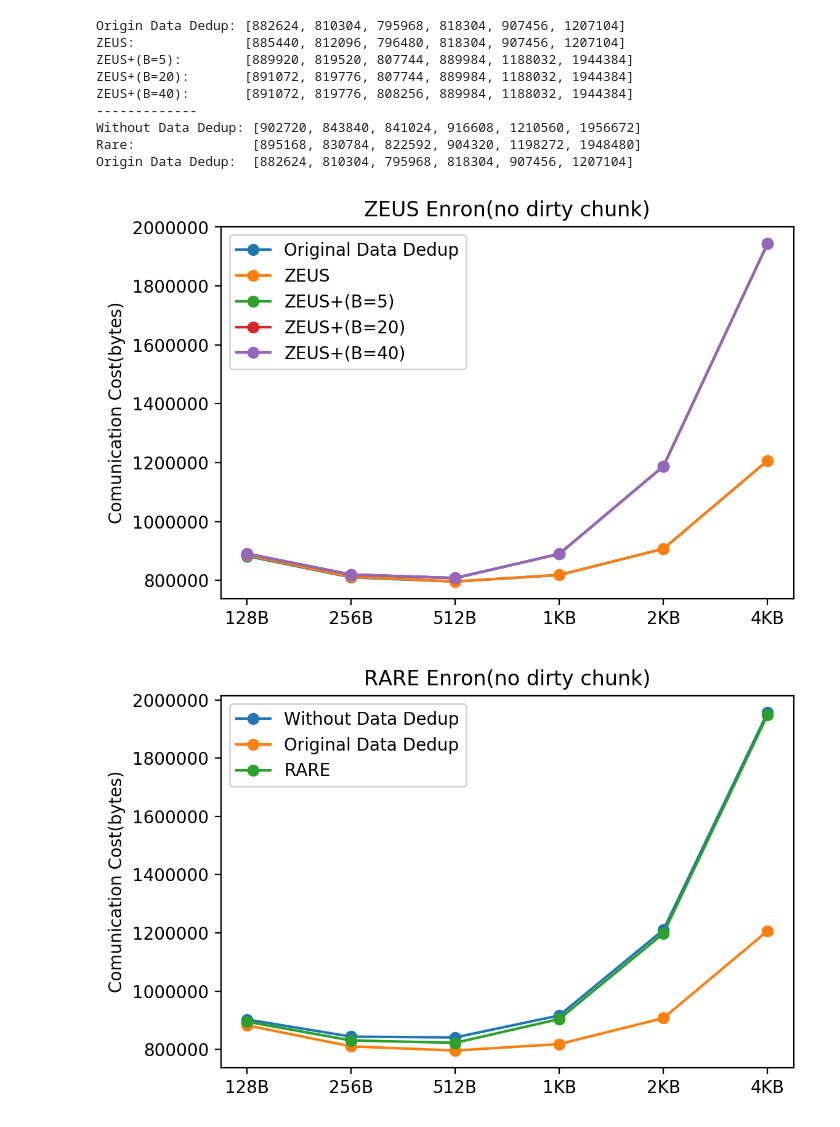
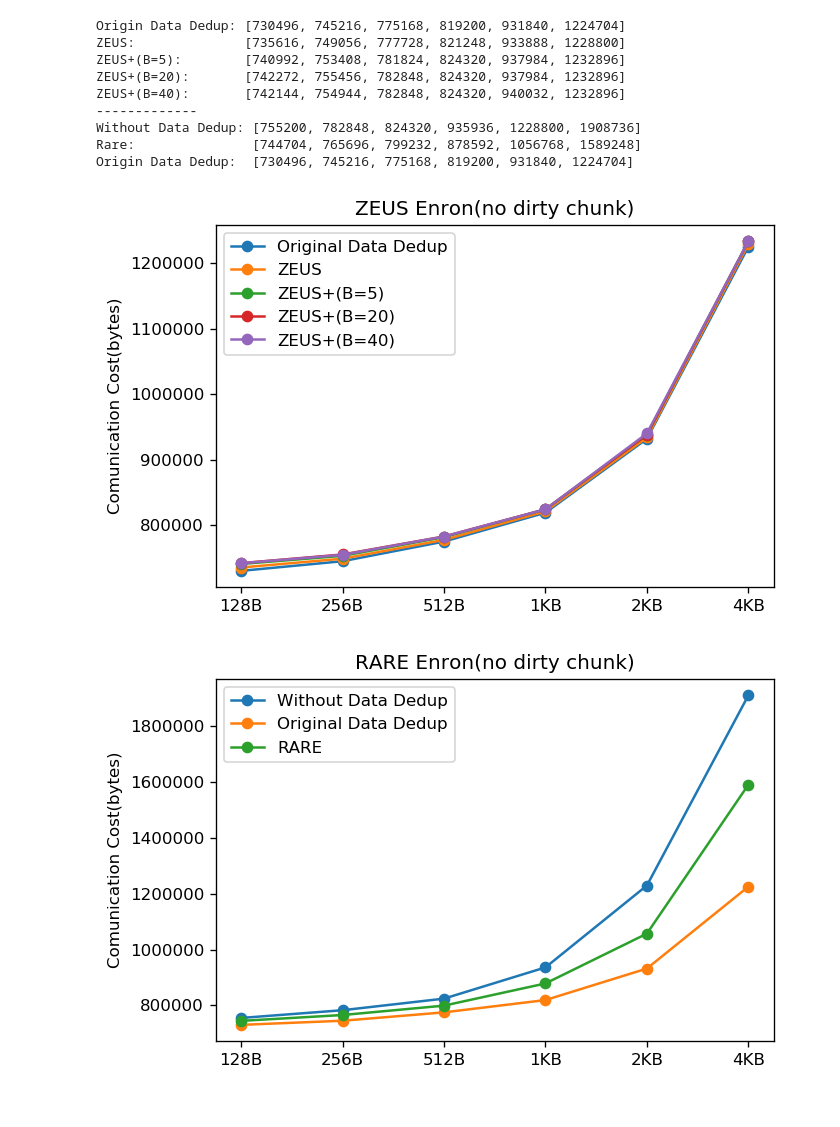
Before and after one commit to charlie831007/DataSecurity, a Jupyter notebook: ZEUS.ipynb, the cells around one changed output. Cells and saved outputs as stored; diff of their text form; code cells hidden in the pictures.

Commit message:
abandon check cost

```diff
--- a/ZEUS.ipynb
+++ b/ZEUS.ipynb
@@ -270,29 +257,25 @@ def rare(chunk1, chunk2, hash_list):
     num = 0
     if(chunk1 in hash_list):
         num += 1
+    else:
+        hash_list.append(chunk1)
     if(chunk2 in hash_list):
         num += 1
+    else:
+        hash_list.append(chunk2)
 
     if(num == 0):
-        hash_list.append(chunk1)
-        hash_list.append(chunk2)
         return 2
     else:
         val = random.randint(1, 2)
-        if(val == 1):
-            if(chunk2 not in hash_list):
-                hash_list.append(chunk2)
-            if(chunk1 not in hash_list):
-                hash_list.append(chunk1)
-            return 1
-        else:
-            return 2
+        return val
 
 def rare_cost(chunk_size, do_dedup, do_rare, has_dirty):
     upload_time = 0
     cost = 0
     cloud_copy = cloud_chunk.copy()
     hash_copy = cloud_hash.copy()
+    dirty_copy = dirty_chunk.copy()
 
 #     start_time = time.time()
 
@@ -300,15 +283,15 @@ def rare_cost(chunk_size, do_dedup, do_rare, has_dirty):
         for i in range(0, len(check_hash), 2):
             cost += 64
             if(has_dirty):
-                if((check_hash[i] in dirty_chunk) or (check_hash[i + 1] in dirty_chunk)):
+                if((check_hash[i] in dirty_copy) or (check_hash[i + 1] in dirty_copy)):
                     cloud_copy.append(check_chunk[i])
                     cloud_copy.append(check_chunk[i + 1])
-                    if(check_hash[i] in dirty_chunk):
-                        dirty_chunk.remove(check_hash[i])
+                    if(check_hash[i] in dirty_copy):
+                        dirty_copy.remove(check_hash[i])
                     if(check_hash[i] not in hash_copy):
                         hash_copy.append(check_hash[i])
-                    if(check_hash[i + 1] in dirty_chunk):
-                        dirty_chunk.remove(check_hash[i + 1])
+                    if(check_hash[i + 1] in dirty_copy):
+                        dirty_copy.remove(check_hash[i + 1])
                     if(check_hash[i + 1] not in hash_copy):
                         hash_copy.append(check_hash[i + 1])
                     cost += chunk_size * 2
@@ -333,9 +316,9 @@ def rare_cost(chunk_size, do_dedup, do_rare, has_dirty):
         for i in range(len(check_hash)):
             cost += 32
             if(has_dirty):
-                if(check_hash[i] in dirty_chunk):
+                if(check_hash[i] in dirty_copy):
                     cloud_copy.append(check_chunk[i])
-                    dirty_chunk.remove(check_hash[i])
+                    dirty_copy.remove(check_hash[i])
                     cost += chunk_size
                     upload_time += 1
                     if(check_hash[i] not in hash_copy):
@@ -364,6 +347,7 @@ def rare_cost(chunk_size, do_dedup, do_rare, has_dirty):
     else:
         print('no dedup with chunk size: %d bytes, dedup times: %d, check times: %d, dedup percentage: %f %%' % (chunk_size, len(check_hash) - upload_time, len(check_hash), ((len(check_hash) - upload_time) / len(check_hash)) * 100))
 
+    cost -= len(check_hash) * 32
     return cost
 # %%
 cloud_chunk.clear()
@@ -576,45 +560,45 @@ print("ZEUS+(B=5):       ", zeus5_costs)
 print("ZEUS+(B=20):      ", zeus20_costs)
 print("ZEUS+(B=40):      ", zeus40_costs)
 print('-------------')
 print("Without Data Dedup:", no_dedup_costs)
 print("Rare:              ", rare_costs)
 print("Origin Data Dedup: ", origin_dedup_costs)
 
 
 %matplotlib inline
 import matplotlib.pyplot as plt
-plt.figure(dpi = 200)
+plt.figure(dpi = 120)
 x = ['128B', '256B', '512B', '1KB', '2KB', '4KB']
 plt.plot(x, origin_costs,  '-o', label = 'Original Data Dedup')
 plt.plot(x, zeus_costs,  '-o', label = 'ZEUS')
 plt.plot(x, zeus5_costs,  '-o', label = 'ZEUS+(B=5)')
 plt.plot(x, zeus20_costs,  '-o', label = 'ZEUS+(B=20)')
 plt.plot(x, zeus40_costs,  '-o', label = 'ZEUS+(B=40)')
 plt.legend()
 plt.ylabel('Comunication Cost(bytes)')
 plt.title('ZEUS Enron(no dirty chunk)')
 plt.show()
 
-plt.figure(dpi = 200)
+plt.figure(dpi = 120)
 plt.plot(x, no_dedup_costs, '-o', label = 'Without Data Dedup')
 plt.plot(x, origin_dedup_costs, '-o', label = 'Original Data Dedup')
 plt.plot(x, rare_costs, '-o', label = 'RARE')
 plt.legend()
 plt.ylabel('Comunication Cost(bytes)')
 plt.title('RARE Enron(no dirty chunk)')
 plt.show()
 # %% [output]
-Origin Data Dedup: [882624, 810304, 795968, 818304, 907456, 1207104]
-ZEUS:              [885440, 812096, 796480, 818304, 907456, 1207104]
-ZEUS+(B=5):        [889920, 819520, 807744, 889984, 1188032, 1944384]
-ZEUS+(B=20):       [891072, 819776, 807744, 889984, 1188032, 1944384]
-ZEUS+(B=40):       [891072, 819776, 808256, 889984, 1188032, 1944384]
+Origin Data Dedup: [730496, 745216, 775168, 819200, 931840, 1224704]
+ZEUS:              [735616, 749056, 777728, 821248, 933888, 1228800]
+ZEUS+(B=5):        [740992, 753408, 781824, 824320, 937984, 1232896]
+ZEUS+(B=20):       [742272, 755456, 782848, 824320, 937984, 1232896]
+ZEUS+(B=40):       [742144, 754944, 782848, 824320, 940032, 1232896]
 -------------
-Without Data Dedup: [902720, 843840, 841024, 916608, 1210560, 1956672]
-Rare:               [895168, 830784, 822592, 904320, 1198272, 1948480]
-Origin Data Dedup:  [882624, 810304, 795968, 818304, 907456, 1207104]
+Without Data Dedup: [755200, 782848, 824320, 935936, 1228800, 1908736]
+Rare:               [744704, 765696, 799232, 878592, 1056768, 1589248]
+Origin Data Dedup:  [730496, 745216, 775168, 819200, 931840, 1224704]
-[figure, old version]
+[figure, new version]
-[figure, old version]
+[figure, new version]
 # %%
 cloud_chunk.clear()
 cloud_hash.clear()
```
Also changed, not shown: parts of 25 cells of this notebook.
